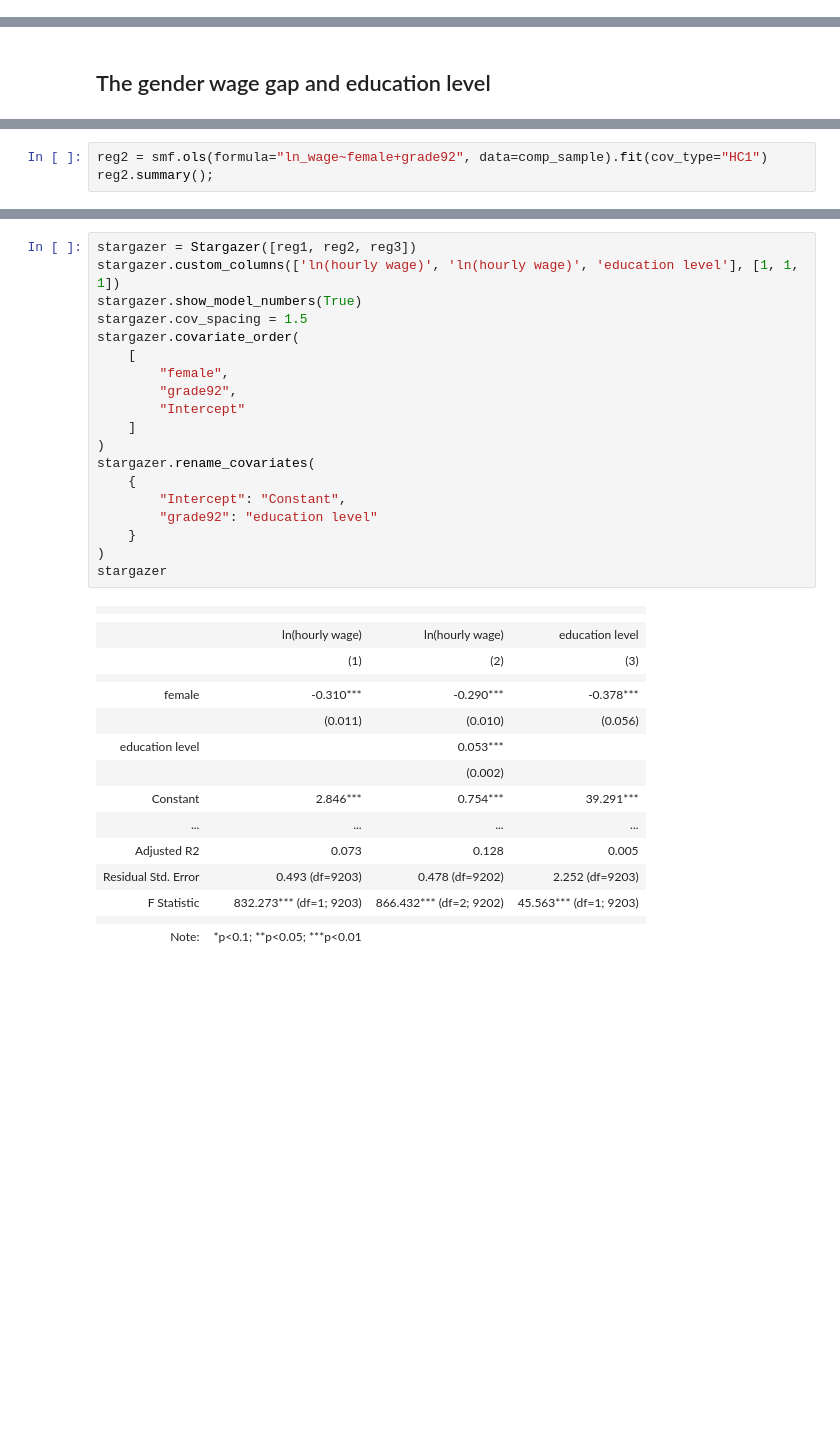
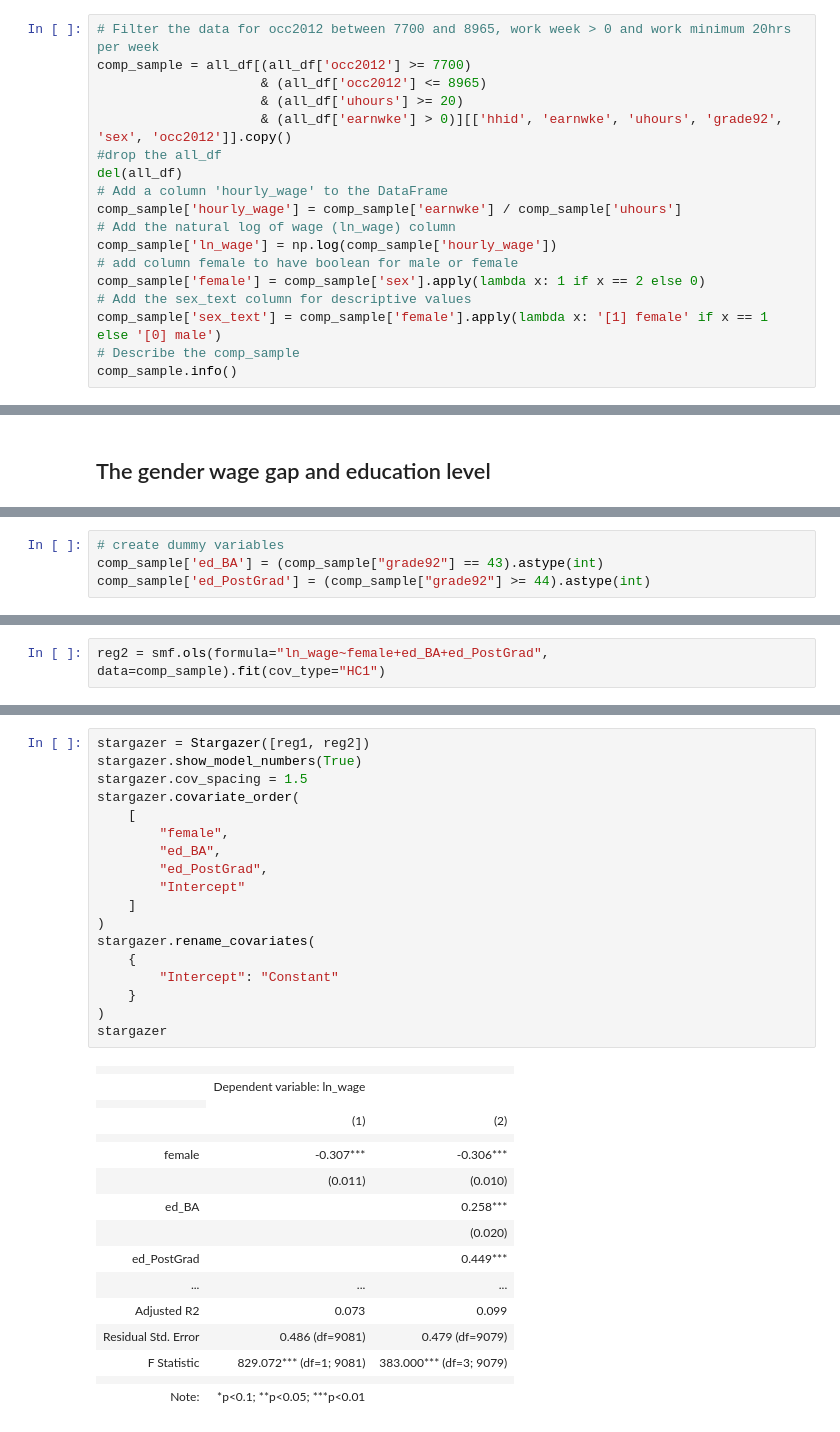
Before and after one commit to viethngn/CEU_MSc_BA_ECBS5142_Data_Analysis_2, a Jupyter notebook: assignment1/assignment1.ipynb, the cells around one changed output, grey strips where cells are left out. Saved outputs shown, nothing was run; the diff lists cells and outputs as text; blank space fills up the shorter version.

Commit message:
Update the level of education analysis

```diff
--- a/assignment1/assignment1.ipynb
+++ b/assignment1/assignment1.ipynb
@@ -80,0 +45,18 @@ memory usage: 791.1+ KB
+# %%
+# Filter the data for occ2012 between 7700 and 8965, work week > 0 and work minimum 20hrs per week
+comp_sample = all_df[(all_df['occ2012'] >= 7700)
+                     & (all_df['occ2012'] <= 8965)
+                     & (all_df['uhours'] >= 20)
+                     & (all_df['earnwke'] > 0)][['hhid', 'earnwke', 'uhours', 'grade92', 'sex', 'occ2012']].copy()
+#drop the all_df
+del(all_df)
+# Add a column 'hourly_wage' to the DataFrame
+comp_sample['hourly_wage'] = comp_sample['earnwke'] / comp_sample['uhours']
+# Add the natural log of wage (ln_wage) column
+comp_sample['ln_wage'] = np.log(comp_sample['hourly_wage'])
+# add column female to have boolean for male or female
+comp_sample['female'] = comp_sample['sex'].apply(lambda x: 1 if x == 2 else 0)
+# Add the sex_text column for descriptive values
+comp_sample['sex_text'] = comp_sample['female'].apply(lambda x: '[1] female' if x == 1 else '[0] male')
+# Describe the comp_sample
+comp_sample.info()
@@ -176,0 +160,4 @@ Let's construct some regression models to examine the gender wage gap with the l
+# %%
+# create dummy variables
+comp_sample['ed_BA'] = (comp_sample["grade92"] == 43).astype(int)
+comp_sample['ed_PostGrad'] = (comp_sample["grade92"] >= 44).astype(int)
@@ -177,3 +166,2 @@ Let's construct some regression models to examine the gender wage gap with the l
 # %%
-reg2 = smf.ols(formula="ln_wage~female+grade92", data=comp_sample).fit(cov_type="HC1")
-reg2.summary();
+reg2 = smf.ols(formula="ln_wage~female+ed_BA+ed_PostGrad", data=comp_sample).fit(cov_type="HC1")
@@ -187,36 +168,35 @@ reg3.summary();
 # %%
-stargazer = Stargazer([reg1, reg2, reg3])
-stargazer.custom_columns(['ln(hourly wage)', 'ln(hourly wage)', 'education level'], [1, 1, 1])
+stargazer = Stargazer([reg1, reg2])
 stargazer.show_model_numbers(True)
 stargazer.cov_spacing = 1.5
 stargazer.covariate_order(
     [
         "female",
-        "grade92",
+        "ed_BA",
+        "ed_PostGrad",
         "Intercept"
     ]
 )
 stargazer.rename_covariates(
     {
-        "Intercept": "Constant",
-        "grade92": "education level"
+        "Intercept": "Constant"
     }
 )
 stargazer
 # %% [output]
-|  |  |  |  |
+|  |  |  |
+|  | Dependent variable: ln_wage |  |
 |  |
-|  | ln(hourly wage) | ln(hourly wage) | education level |
-|  | (1) | (2) | (3) |
-|  |  |  |  |
-| female | -0.310*** | -0.290*** | -0.378*** |
-|  | (0.011) | (0.010) | (0.056) |
-| education level |  | 0.053*** |  |
-|  |  | (0.002) |  |
-| Constant | 2.846*** | 0.754*** | 39.291*** |
-| ... | ... | ... | ... |
-| Adjusted R2 | 0.073 | 0.128 | 0.005 |
-| Residual Std. Error | 0.493 (df=9203) | 0.478 (df=9202) | 2.252 (df=9203) |
-| F Statistic | 832.273*** (df=1; 9203) | 866.432*** (df=2; 9202) | 45.563*** (df=1; 9203) |
-|  |  |  |  |
-| Note: | *p<0.1; **p<0.05; ***p<0.01 |  |  |
+|  | (1) | (2) |
+|  |  |  |
+| female | -0.307*** | -0.306*** |
+|  | (0.011) | (0.010) |
+| ed_BA |  | 0.258*** |
+|  |  | (0.020) |
+| ed_PostGrad |  | 0.449*** |
+| ... | ... | ... |
+| Adjusted R2 | 0.073 | 0.099 |
+| Residual Std. Error | 0.486 (df=9081) | 0.479 (df=9079) |
+| F Statistic | 829.072*** (df=1; 9081) | 383.000*** (df=3; 9079) |
+|  |  |  |
+| Note: | *p<0.1; **p<0.05; ***p<0.01 |  |
```
Also changed, not shown: parts of 37 cells of this notebook.
